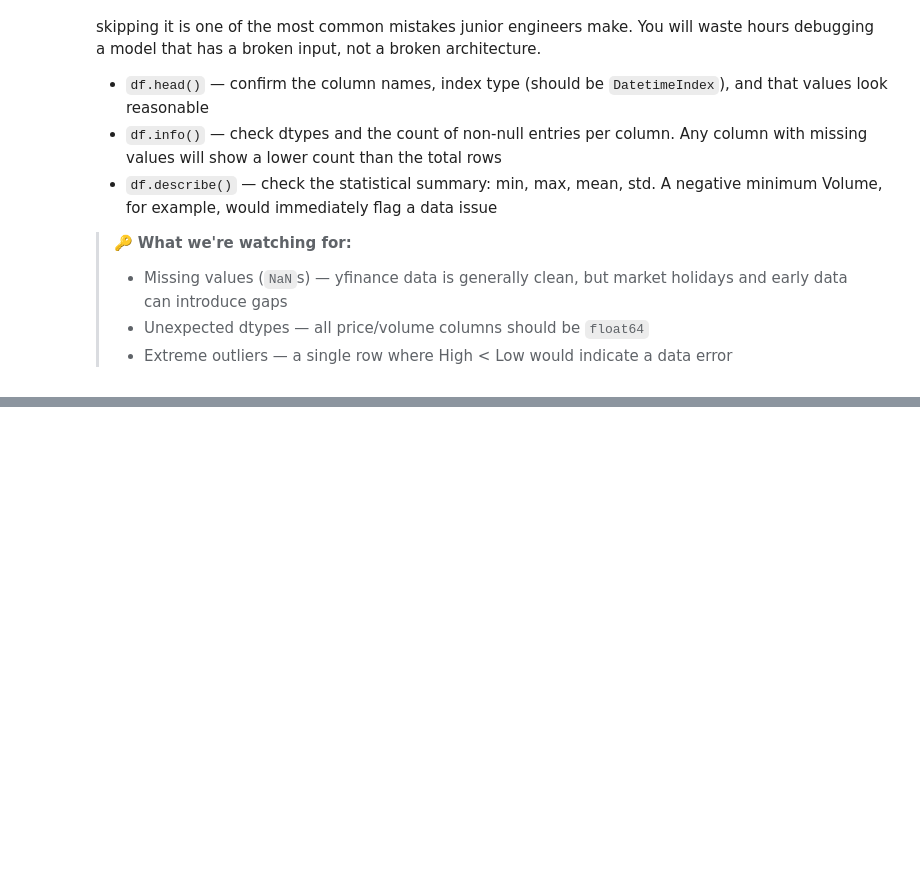
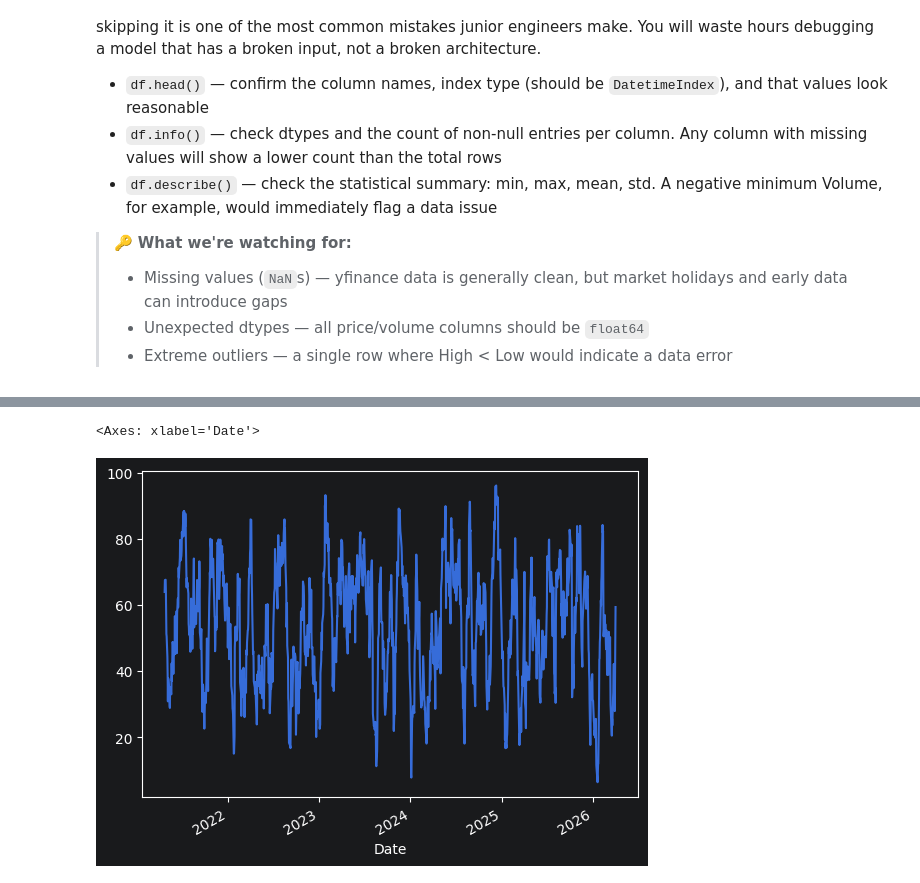
Before and after one commit to msn13/stock_price_predictor, a Jupyter notebook: stock_predict.ipynb, the cells around one changed output, grey strips where cells are left out. Drawn from its saved outputs; the diff is of its cells as text; code cells hidden in the pictures; blank space fills up the shorter version.

```diff
--- a/stock_predict.ipynb
+++ b/stock_predict.ipynb
@@ -77,4 +117,6 @@ else:
 # %%
-df['SMA10'] = df['Close'].rolling(10).mean()
-df['SMA50'] = df['Close'].rolling(50).mean()
+short_window = 10
+long_window = 50
+df['SMA10'] = df['Close'].rolling(window=short_window).mean()
+df['SMA50'] = df['Close'].rolling(window=long_window).mean()
 df[['Close', 'SMA10', 'SMA50']].head(50)
@@ -80,0 +143,7 @@ df[['Close', 'SMA10', 'SMA50']].head(50)
+# %%
+fast_decay = 12
+slow_decay = 26
+df['EMA12'] = df['Close'].ewm(span=fast_decay).mean()
+df['EMA26'] = df['Close'].ewm(span=slow_decay).mean()
+df['MACD'] = df['EMA12'] - df['EMA26'] # EMA_12 > EMA_26 => Bullish; EMA_12 < EMA_26 => Bearish
+df[['Close', 'EMA12', 'EMA26', 'MACD']].head(50)
@@ -80,0 +170,14 @@ df[['Close', 'SMA10', 'SMA50']].head(50)
+# %%
+# Finding daily change in price
+daily_change = df['Close'].diff()
+rsi_window = 14
+# Separating daily_change col into two separate col's: gain/loss
+gain =daily_change.where(daily_change > 0, 0)
+loss = -daily_change.where(daily_change < 0, 0)
+# Compute rolling avg's
+avg_gain = gain.rolling(window=rsi_window).mean()
+avg_loss = loss.rolling(window=rsi_window).mean()
+# Compute RS
+rs = avg_gain / avg_loss
+# Compute RSI so values are 0 -> 100 and not 0 -> inf
+df['RSI'] = 100 - (100 / (1 + rs))
@@ -80,0 +197,6 @@ df[['Close', 'SMA10', 'SMA50']].head(50)
+# %%
+# Visualization: verifying values are generally between 20-80
+df['RSI'].plot()
+# %% [output]
+<Axes: xlabel='Date'>
+[figure, added]
```
Also changed, not shown: parts of 9 cells of this notebook.
